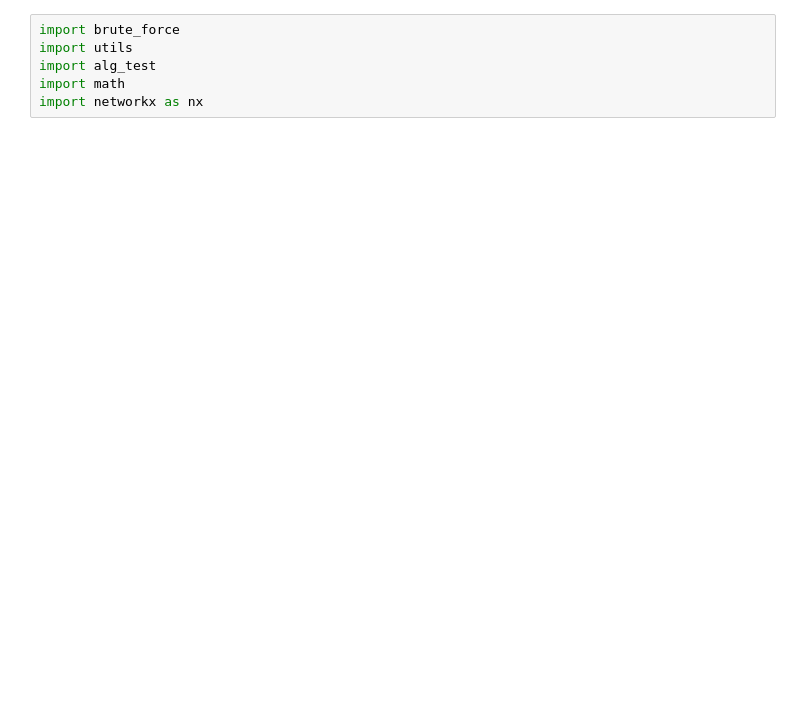
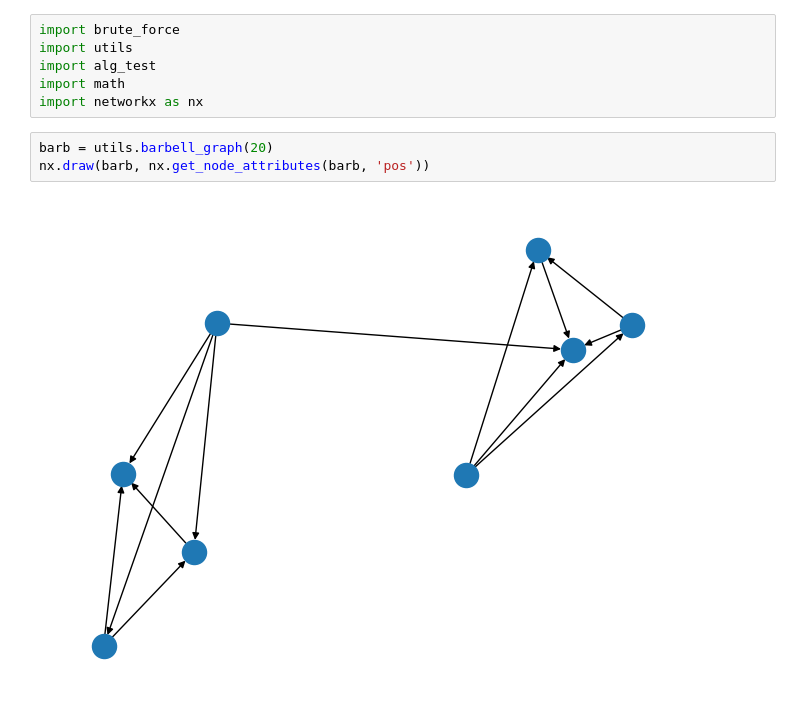
Before and after one commit to olincollege/directed-salesman, a Jupyter notebook: algorithm_testing.ipynb, the cells around one changed output. Cells and saved outputs as stored; diff of their text form; blank space fills up the shorter version.

```diff
--- a/algorithm_testing.ipynb
+++ b/algorithm_testing.ipynb
@@ -4,6 +4,11 @@ import utils
 import alg_test
 import math
 import networkx as nx
+# %%
+barb = utils.barbell_graph(20)
+nx.draw(barb, nx.get_node_attributes(barb, 'pos'))
+# %% [output]
+[figure, added]
 # %%
 random = utils.random_graph(10)
 
```
Also changed, not shown: parts of 2 cells of this notebook.
